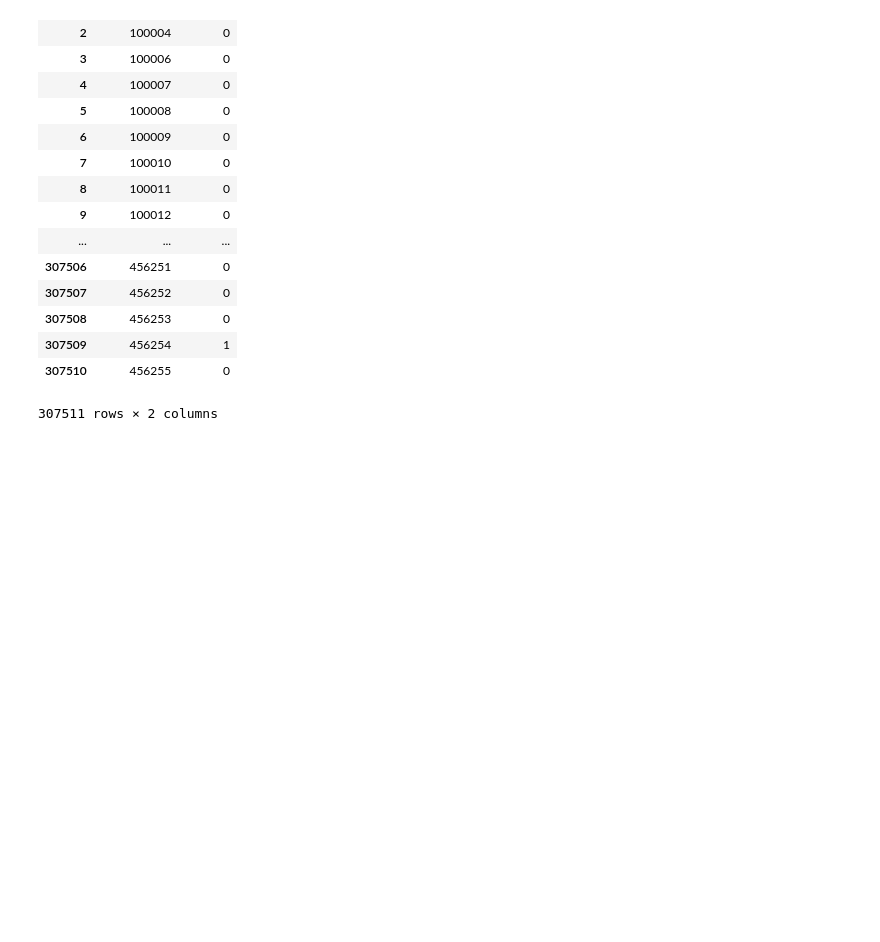
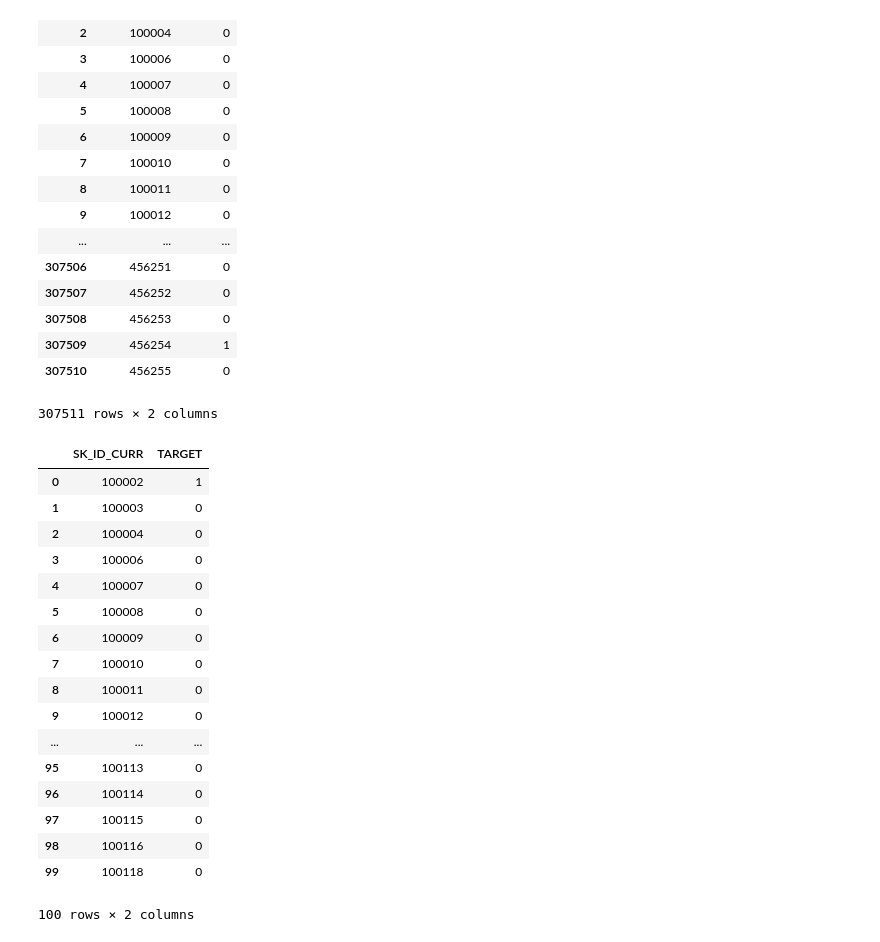
Before and after one commit to f911008/ML_Marathon, a Jupyter notebook: Day_004_HW.ipynb, the cells around one changed output. Saved outputs shown, nothing was run; the diff lists cells and outputs as text; code cells hidden in the pictures; blank space fills up the shorter version.

```diff
--- a/Day_004_HW.ipynb
+++ b/Day_004_HW.ipynb
@@ -99,3 +112,24 @@ app_train[['SK_ID_CURR','TARGET']]
 | 307509 | 456254 | 1 |
 | 307510 | 456255 | 0 |
 307511 rows × 2 columns
+# %%
+app_train.iloc[0:100,0:2]
+# %% [output]
+|  | SK_ID_CURR | TARGET |
+| 0 | 100002 | 1 |
+| 1 | 100003 | 0 |
+| 2 | 100004 | 0 |
+| 3 | 100006 | 0 |
+| 4 | 100007 | 0 |
+| 5 | 100008 | 0 |
+| 6 | 100009 | 0 |
+| 7 | 100010 | 0 |
+| 8 | 100011 | 0 |
+| 9 | 100012 | 0 |
+| ... | ... | ... |
+| 95 | 100113 | 0 |
+| 96 | 100114 | 0 |
+| 97 | 100115 | 0 |
+| 98 | 100116 | 0 |
+| 99 | 100118 | 0 |
+100 rows × 2 columns
```
Also changed, not shown: parts of 1 cell of this notebook.
